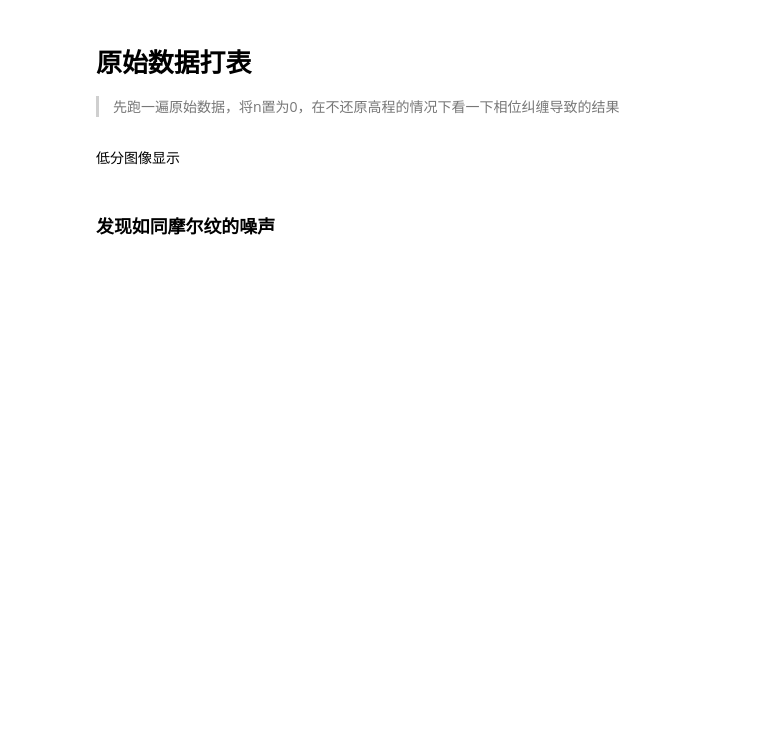
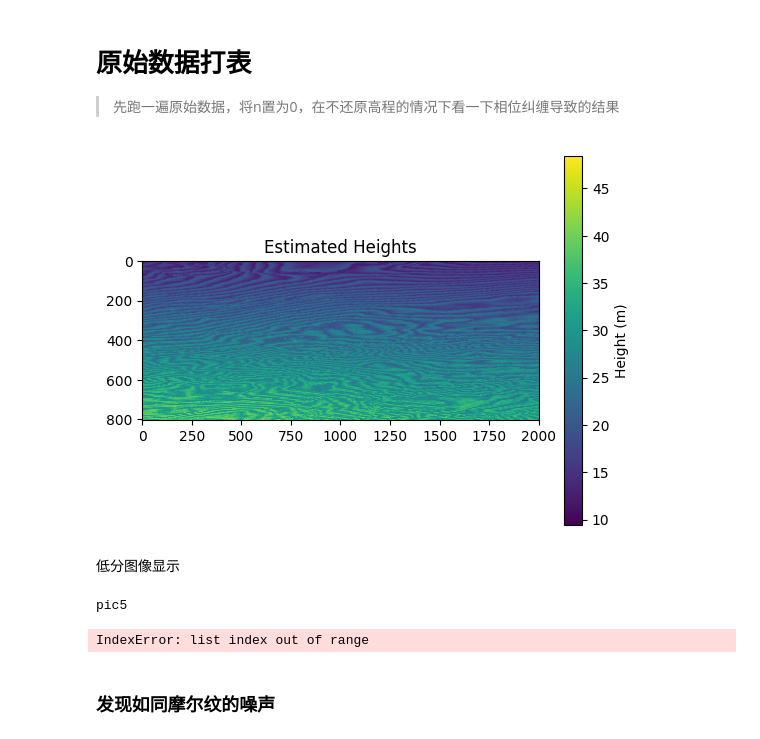
Before and after one commit to BlingCc233/project_A, a Jupyter notebook: nostack.ipynb, the cells around one changed output. Drawn from its saved outputs; the diff is of its cells as text; code cells hidden in the pictures; blank space fills up the shorter version.

```diff
--- a/nostack.ipynb
+++ b/nostack.ipynb
@@ -12,8 +12,15 @@ df_theta = []
 
 for i in range(1,6):
     df_k.append(pd.read_csv(f'./raw_data/kz_{i}.csv'))
-    df_theta.append(pd.read_csv(f'./raw_data/Theta_{i}.csv'))
+    df_theta.append(pd.read_csv(f'./raw_data/Theta_{i}.csv' ))
+
+for i in range(5):
+    print(f'kz_{i+1}.csv shape: {df_k[i].shape}')
+    print(f'Theta_{i+1}.csv shape: {df_theta[i].shape}')
 
 
 # 未解缠的 n_i
 n_i = 1
+
+num_rows = 804
+num_cols = 2001
@@ -21,9 +39,6 @@ n_i = 1
 raw文件读入
 # %%
 def raw_pic(index):
-    # 获取数据的行数和列数
-    num_rows = df_k[index].shape[0]
-    num_cols = df_k[index].shape[1]
 
     # 创建空数组存储计算结果
     results = np.zeros((num_rows, num_cols))
@@ -34,9 +49,6 @@ def raw_pic(index):
             k_i = df_k[index].iloc[i, j]
             theta_i = df_theta[index].iloc[i, j]
             results[i, j] = -1 / k_i * (theta_i + 2 * math.pi * n_i)
-            if results[i,j] > 150:
-                print(results[i,j])
-
 
 
     # 绘制色度图
@@ -48,11 +60,18 @@ def raw_pic(index):
 # 原始数据打表
 
 > 先跑一遍原始数据，将n置为0，在不还原高程的情况下看一下相位纠缠导致的结果
+# %%
+raw_pic(4)
+# %% [output]
+[figure, added]
 # %% [markdown]
 低分图像显示
 # %%
-for i in range(1,6):
+for i in range(5):
     print(f"pic{i}")
     raw_pic(i)
+# %% [output]
+pic5
+IndexError: list index out of range
 # %% [markdown]
 ### 发现如同摩尔纹的噪声
```
Also changed, not shown: parts of 3 cells of this notebook, 1 other file.
